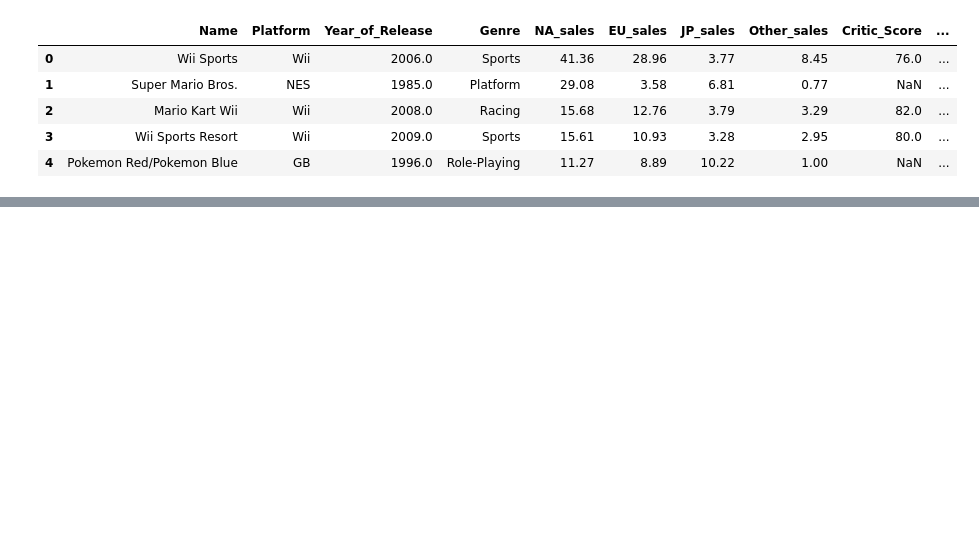
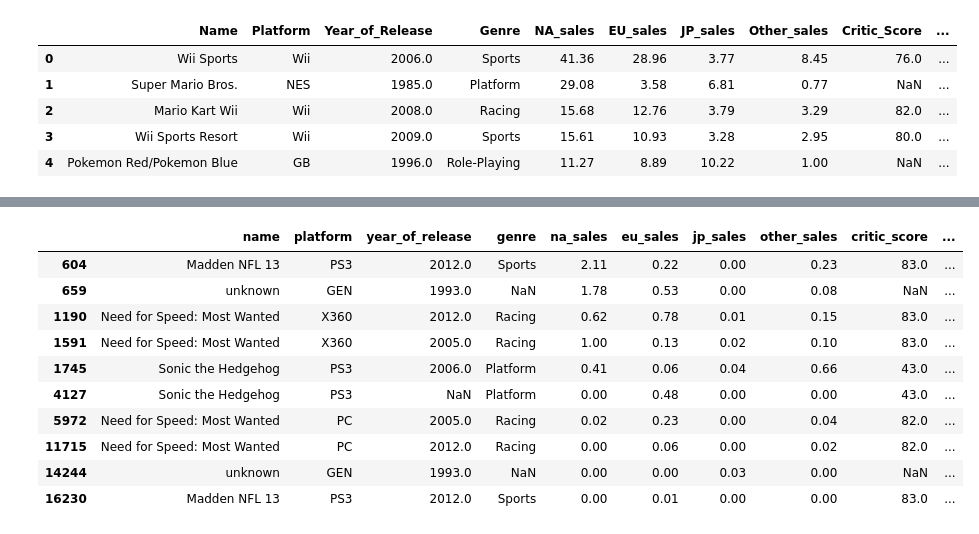
Before and after one commit to JLMB2015/games-analysis, a Jupyter notebook: project.ipynb, the cells around one changed output, grey strips where cells are left out. Saved outputs shown, nothing was run; the diff lists cells and outputs as text; code cells hidden in the pictures; blank space fills up the shorter version.

```diff
--- a/project.ipynb
+++ b/project.ipynb
@@ -226,0 +378,16 @@ df.head()
+# %%
+# Vamos contar quantas repetições possuem do par NAME-PLATFORM
+possible_duplicated = df.duplicated(subset=["name","platform"], keep=False)
+df[possible_duplicated]
+# %% [output]
+|  | name | platform | year_of_release | genre | na_sales | eu_sales | jp_sales | other_sales | critic_score | ... |
+| 604 | Madden NFL 13 | PS3 | 2012.0 | Sports | 2.11 | 0.22 | 0.00 | 0.23 | 83.0 | ... |
+| 659 | unknown | GEN | 1993.0 | NaN | 1.78 | 0.53 | 0.00 | 0.08 | NaN | ... |
+| 1190 | Need for Speed: Most Wanted | X360 | 2012.0 | Racing | 0.62 | 0.78 | 0.01 | 0.15 | 83.0 | ... |
+| 1591 | Need for Speed: Most Wanted | X360 | 2005.0 | Racing | 1.00 | 0.13 | 0.02 | 0.10 | 83.0 | ... |
+| 1745 | Sonic the Hedgehog | PS3 | 2006.0 | Platform | 0.41 | 0.06 | 0.04 | 0.66 | 43.0 | ... |
+| 4127 | Sonic the Hedgehog | PS3 | NaN | Platform | 0.00 | 0.48 | 0.00 | 0.00 | 43.0 | ... |
+| 5972 | Need for Speed: Most Wanted | PC | 2005.0 | Racing | 0.02 | 0.23 | 0.00 | 0.04 | 82.0 | ... |
+| 11715 | Need for Speed: Most Wanted | PC | 2012.0 | Racing | 0.00 | 0.06 | 0.00 | 0.02 | 82.0 | ... |
+| 14244 | unknown | GEN | 1993.0 | NaN | 0.00 | 0.00 | 0.03 | 0.00 | NaN | ... |
+| 16230 | Madden NFL 13 | PS3 | 2012.0 | Sports | 0.00 | 0.01 | 0.00 | 0.00 | 83.0 | ... |
```
Also changed, not shown: parts of 37 cells of this notebook.
